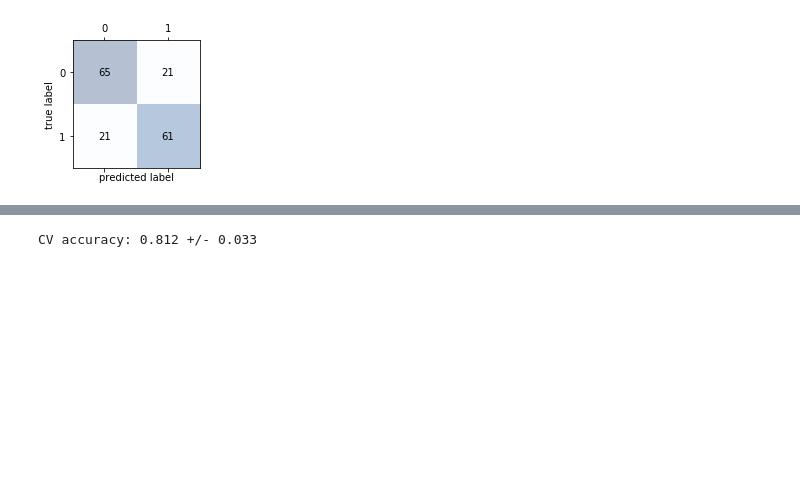
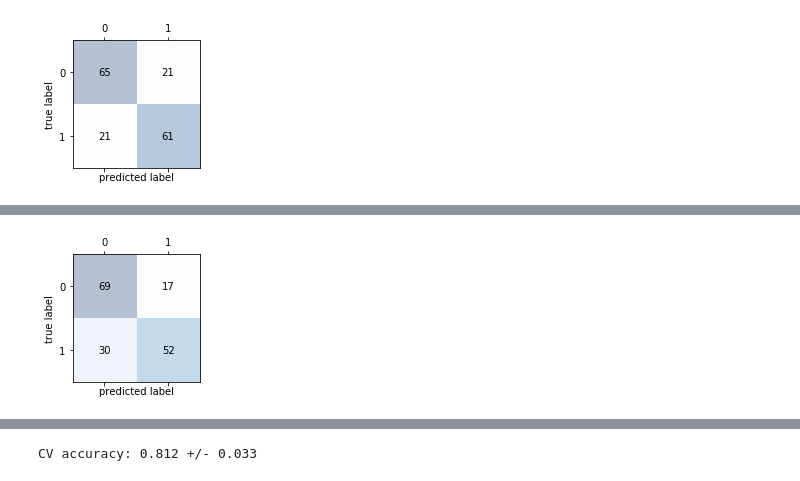
Before and after one commit to liivits/ML, a Jupyter notebook: Untitled.ipynb, the cells around one changed output, grey strips where cells are left out. Drawn from its saved outputs; the diff is of its cells as text; code cells hidden in the pictures; blank space fills up the shorter version.

```diff
--- a/Untitled.ipynb
+++ b/Untitled.ipynb
@@ -412,8 +415,8 @@ Text(0.5, 1.0, 'Correlation Matrix for mammographic masses dataset')
 [figure]
 # %%
 # Creating the input variable for the classifiers
-X = df2.drop('class',axis = 1) # selecting the feature colums, only excluding the target coulumn 'class'
-y = df2['class']
+X = df2.drop('severity_class',axis = 1) # selecting the feature colums, only excluding the target coulumn 'class'
+y = df2['severity_class']
 # %%
 #determining the class distribution
 print ("number of all feature vectors:", y.size)
@@ -547,24 +545,25 @@ print('--> Model Training Accuracy: %.3f +/- %.3f' %(np.mean(scores), np.std(sco
 --> Model Training Accuracy: 0.803 +/- 0.054
 # %%
 #Tuning hyperparameters, specifing a range of values for the GridSearch to select the optimal hyperparamater values
-param_range = [0.001, 0.01, 0.1,1.0,10.0, 100.0, 1000.0]
+param_range = [0.001, 0.01, 0.1, 1.0, 10.0, 100.0, 1000.0]
 
 
 param_grid = [{'clf__C': param_range,'clf__kernel': ['linear']},
               {'clf__C': param_range,'clf__gamma': param_range,
                'clf__kernel': ['rbf'] }]
 
+
 #Using GridSearch to optimise for Accuracy
-gs_svc_accuracy = GridSearchCV(estimator=pipe_svc,
+gs = GridSearchCV(estimator=pipe_svc,
                   param_grid=param_grid,
                   scoring='accuracy',
                   cv=10,
                   n_jobs=1)
 
 #Fitting Gridsearch to the training data
-gs_svc_accuracy = gs_svc_accuracy.fit(X_train, y_train)
-print('--> Tuned Parameters Best Score: ',gs_svc_accuracy.best_score_)
-print('--> Best Parameters: \n',gs_svc_accuracy.best_params_)
+gs = gs.fit(X_train, y_train)
+print('--> Tuned Parameters Best Score: ', gs.best_score_)
+print('--> Best Parameters: \n',gs.best_params_)
 # %% [output]
 --> Tuned Parameters Best Score:  0.8233532934131736
 --> Best Parameters:
@@ -868,3 +838,81 @@ plt.tight_layout()
 plt.show()
 # %% [output]
 [figure]
+# %%
+param_range = [0.001, 0.01, 0.1, 1.0, 10.0, 100.0, 1000.0]
+
+
+param_grid = [{'clf__C': param_range,'clf__kernel': ['linear']},
+              {'clf__C': param_range,'clf__gamma': param_range,
+               'clf__kernel': ['rbf'] }]
+
+scores = {'accuracy': make_scorer(accuracy_score(y_true, y_pred, normalize=False)),
+         'precision': make_scorer(precision_score),
+         'recall': make_scorer(recall_score)}
+
+for score in scores:
+    print("# Tuning hyper-parameters for %s" % score)
+    print()
+
+    gs = GridSearchCV(estimator=pipe_svc,
+                  param_grid=param_grid,
+                  cv=10,
+                  n_jobs=1,
+                  scoring=score)
+
+    gs.fit(X_train,y_train)
+
+    print('--> Tuned Parameters Best Score: ',gs.best_score_)
+    print()
+    print('--> Best parameters set found on development set: \n',gs.best_params_)
+
+    print()
+    print("Grid scores on development set:")
+    print()
+    means = gs.cv_results_['mean_test_score']
+    stds = gs.cv_results_['std_test_score']
+    for mean, std, params in zip(means, stds, gs.cv_results_['params']):
+        print("%0.3f (+/-%0.03f) for %r"
+              % (mean, std * 2, params))
+    print()
+
+    clf= gs.best_estimator_
+
+#Get Final Scores
+    clf.fit(X_train, y_train)
+    scores = cross_val_score(estimator=clf,
+                         X=X_train,
+                         y=y_train,
+                         cv=10,
+                         n_jobs=1)
+
+    print('--> Final Model Training Accuracy score: %.3f +/- %.3f' %(np.mean(scores), np.std(scores)))
+    print()
+    print('--> Final Accuracy score on Test set: %.5f' % clf.score(X_test,y_test))
+
+    y_true, y_pred = y_test, clf.predict(X_test)
+
+    confmat = confusion_matrix(y_true, y_pred)
+
+    print()
+    print("Confusion matrix:")
+    print(confusion_matrix(y_true, y_pred))
+    print()
+    print("Detailed classification report:")
+    print(classification_report(y_true, y_pred))
+    print()
+
+    pipelines.append(('svc', clf))
+
+    fig, ax = plt.subplots(figsize=(2.5, 2.5))
+    ax.matshow(confmat, cmap=plt.cm.Blues, alpha=0.3)
+    for i in range(confmat.shape[0]):
+        for j in range(confmat.shape[1]):
+            ax.text(x=j, y=i, s=confmat[i, j], va='center', ha='center')
+
+    plt.xlabel('predicted label')
+    plt.ylabel('true label')
+
+    plt.tight_layout()
+    plt.show()
+# %% [output]
@@ -870,0 +954 @@ plt.show()
+[figure, added]
```
Also changed, not shown: parts of 12 cells of this notebook.
